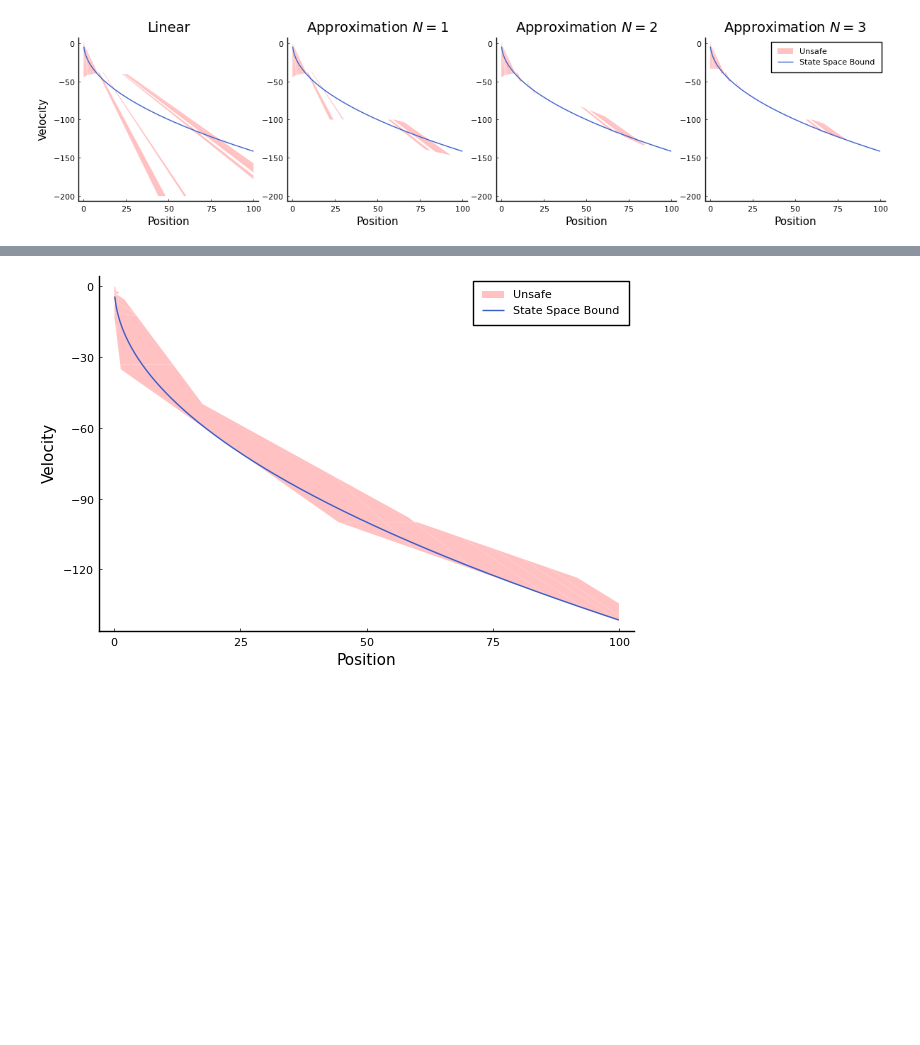
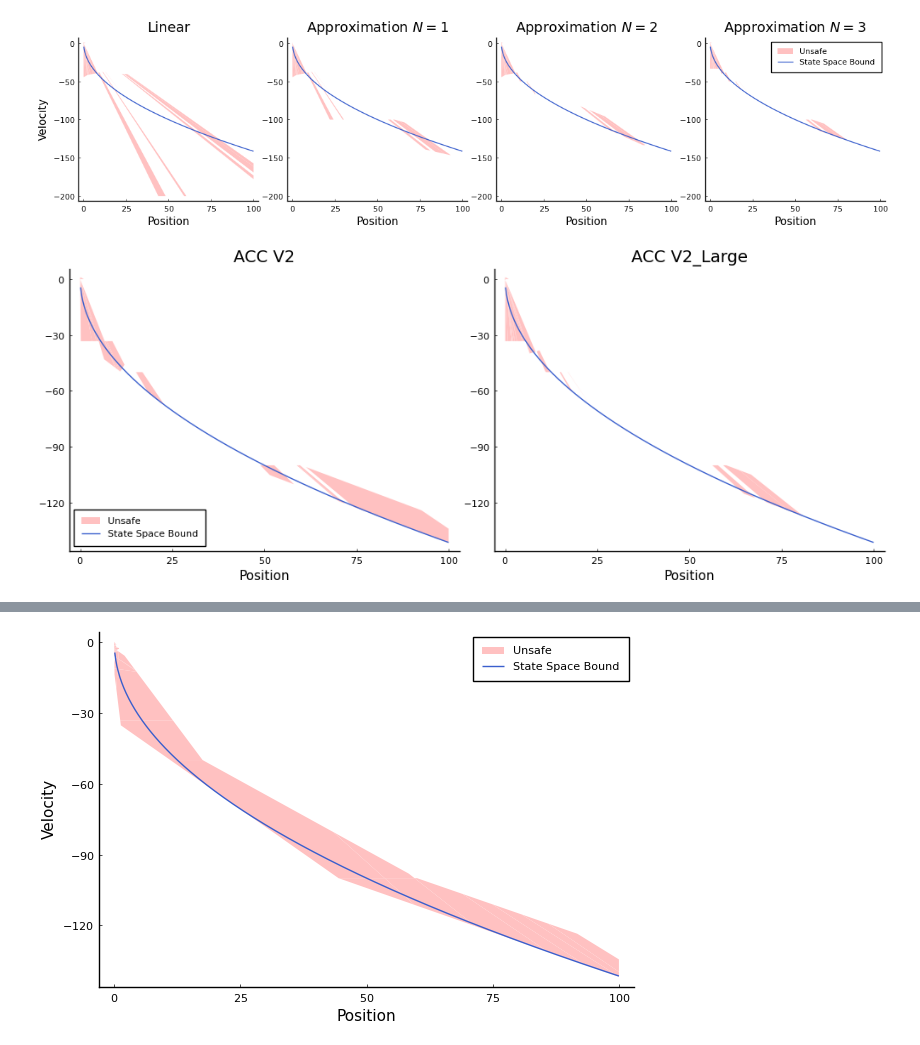
Before and after one commit to samysweb/NCubeV, a Jupyter notebook: experiments/acc/Analysis.ipynb, the cells around one changed output, grey strips where cells are left out. Drawn from its saved outputs; the diff is of its cells as text; code cells hidden in the pictures; blank space fills up the shorter version.

Commit message:
Updated ACC plots

```diff
--- a/experiments/acc/Analysis.ipynb
+++ b/experiments/acc/Analysis.ipynb
@@ -304,3 +294,10 @@ comparison_fig_v2_larger = plot(
 [figure]
 # %%
 savefig(comparison_fig_v2_larger,"acc_v2_larger_comparsion.eps")
+# %%
+comparison_v2_vs_v2_large = plot(
+    plot(fig_v2_approx3,legend_position=:bottomleft,title="ACC V2",yaxis=""),
+    plot(fig_v2_larger_approx3,legend_position=false,title="ACC V2_Large",yaxis=""),
+    layout=(1,2),size = (1000, 400),link=:both,left_margin = [0Plots.mm 0Plots.mm])
+# %% [output]
+[figure, added]
```
Also changed, not shown: parts of 11 cells of this notebook, 18 other files.
